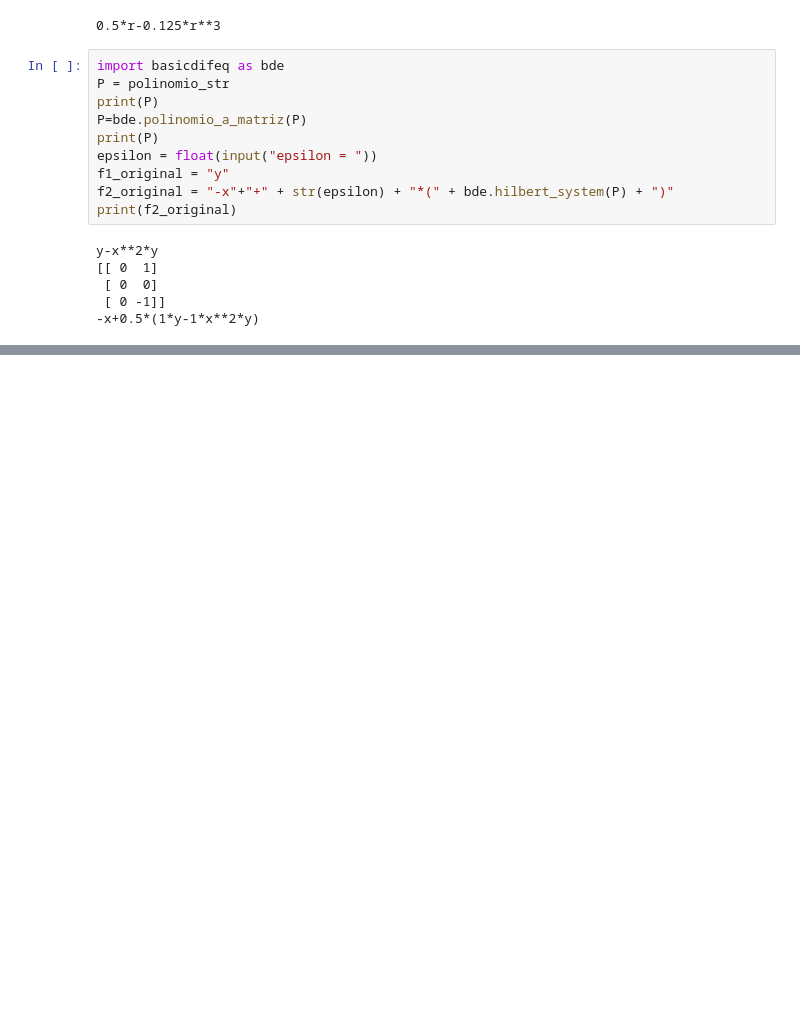
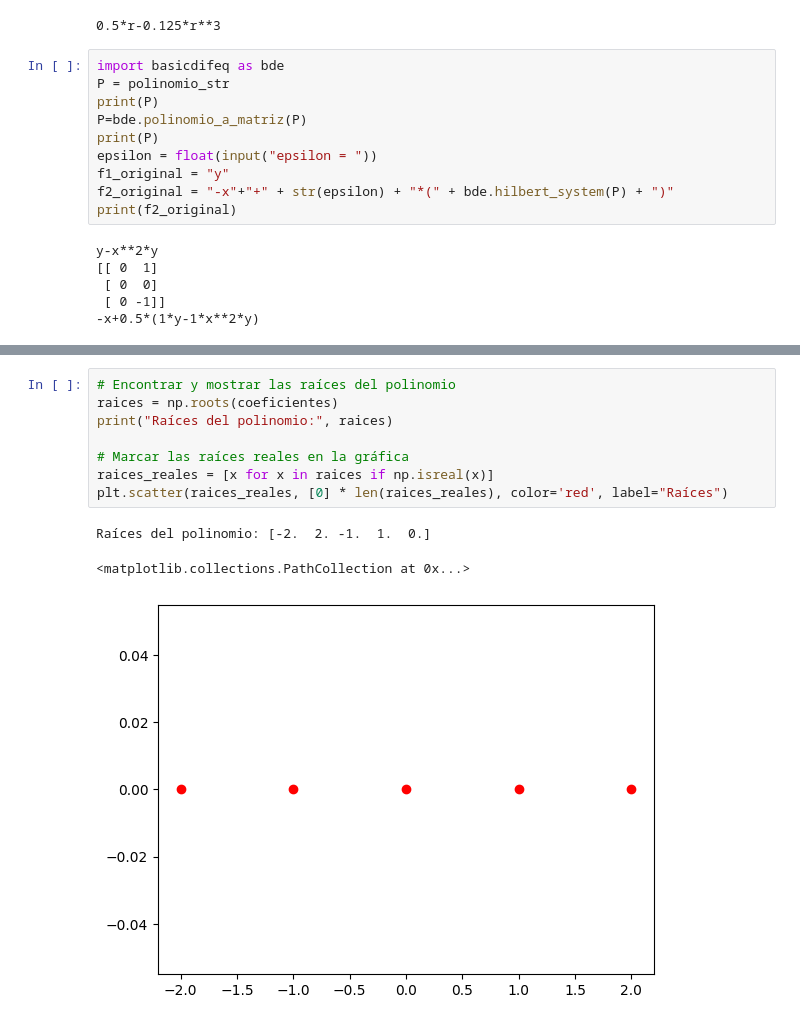
Before and after one commit to LaloRoe/TesisMaestria, a Jupyter notebook: Code/Graficador/Pruebas.ipynb, the cells around one changed output, grey strips where cells are left out. Drawn from its saved outputs; the diff is of its cells as text; blank space fills up the shorter version.

```diff
--- a/Code/Graficador/Pruebas.ipynb
+++ b/Code/Graficador/Pruebas.ipynb
@@ -479,0 +590,12 @@ y-x**2*y
+# %%
+# Encontrar y mostrar las raíces del polinomio
+raices = np.roots(coeficientes)
+print("Raíces del polinomio:", raices)
+
+# Marcar las raíces reales en la gráfica
+raices_reales = [x for x in raices if np.isreal(x)]
+plt.scatter(raices_reales, [0] * len(raices_reales), color='red', label="Raíces")
+# %% [output]
+Raíces del polinomio: [-2.  2. -1.  1.  0.]
+<matplotlib.collections.PathCollection at 0x...>
+[figure, added]
```
Also changed, not shown: parts of 3 cells of this notebook, 17 other files.
